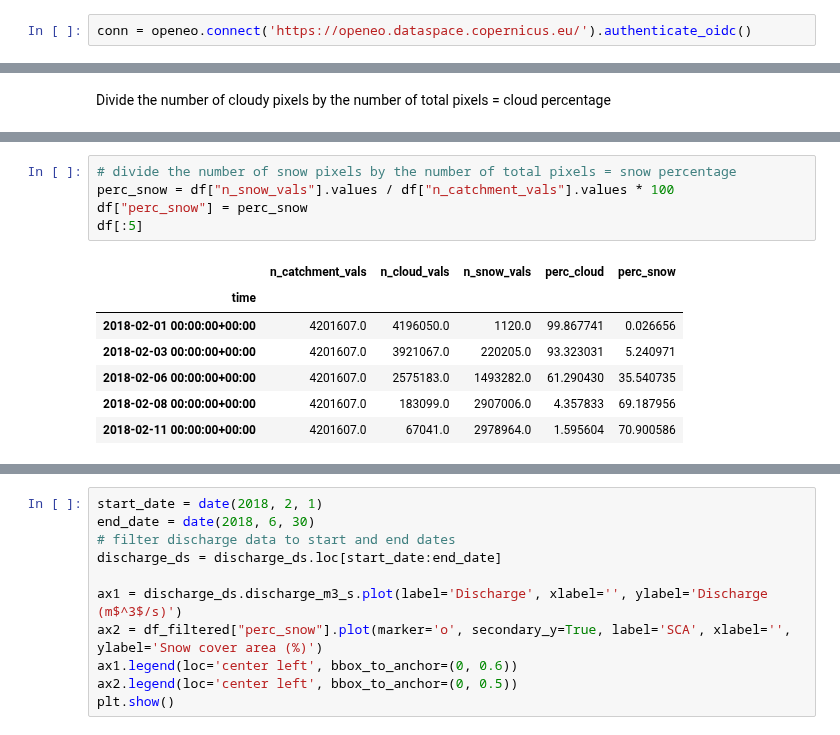
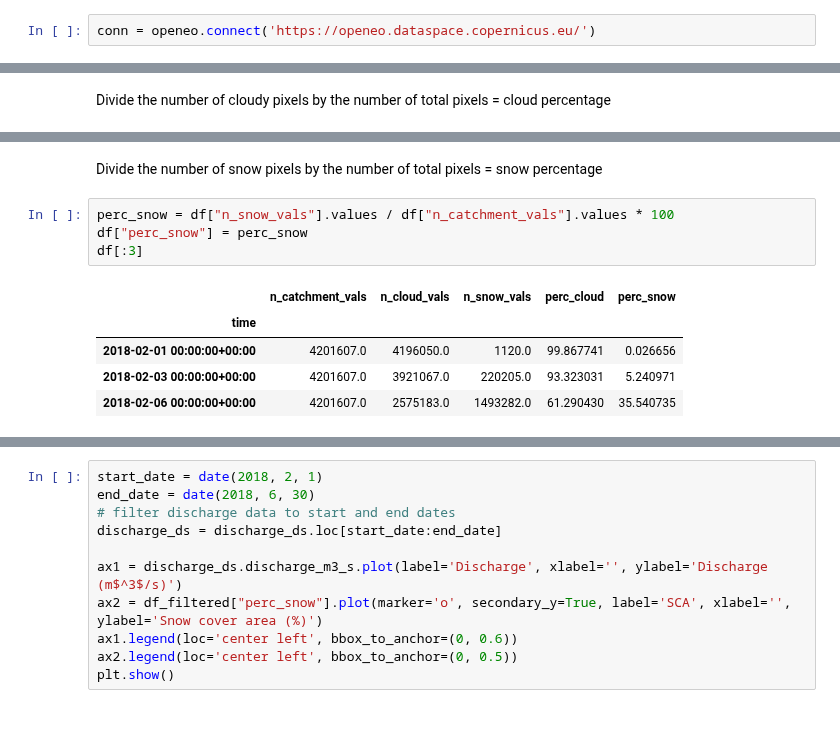
Before and after one commit to EO-College/cubes-and-clouds, a Jupyter notebook: lectures/3.1_data_processing/exercises/31_data_processing_cdse.ipynb, the cells around one changed output, grey strips where cells are left out. Drawn from its saved outputs; the diff is of its cells as text.

```diff
--- a/lectures/3.1_data_processing/exercises/31_data_processing_cdse.ipynb
+++ b/lectures/3.1_data_processing/exercises/31_data_processing_cdse.ipynb
@@ -32,2 +35,2 @@ import leafmap.foliumap as leafmap
 # %%
-conn = openeo.connect('https://openeo.dataspace.copernicus.eu/').authenticate_oidc()
+conn = openeo.connect('https://openeo.dataspace.copernicus.eu/')
@@ -291,13 +310,12 @@ We are interested in the snow covered area (SCA) within the catchment. We count
+# %% [markdown]
+Divide the number of snow pixels by the number of total pixels = snow percentage
 # %%
-# divide the number of snow pixels by the number of total pixels = snow percentage
 perc_snow = df["n_snow_vals"].values / df["n_catchment_vals"].values * 100
 df["perc_snow"] = perc_snow
-df[:5]
+df[:3]
 # %% [output]
 |  | n_catchment_vals | n_cloud_vals | n_snow_vals | perc_cloud | perc_snow |
 | time |  |  |  |  |  |
 | 2018-02-01 00:00:00+00:00 | 4201607.0 | 4196050.0 | 1120.0 | 99.867741 | 0.026656 |
 | 2018-02-03 00:00:00+00:00 | 4201607.0 | 3921067.0 | 220205.0 | 93.323031 | 5.240971 |
 | 2018-02-06 00:00:00+00:00 | 4201607.0 | 2575183.0 | 1493282.0 | 61.290430 | 35.540735 |
-| 2018-02-08 00:00:00+00:00 | 4201607.0 | 183099.0 | 2907006.0 | 4.357833 | 69.187956 |
-| 2018-02-11 00:00:00+00:00 | 4201607.0 | 67041.0 | 2978964.0 | 1.595604 | 70.900586 |
```
Also changed, not shown: parts of 37 cells of this notebook.
